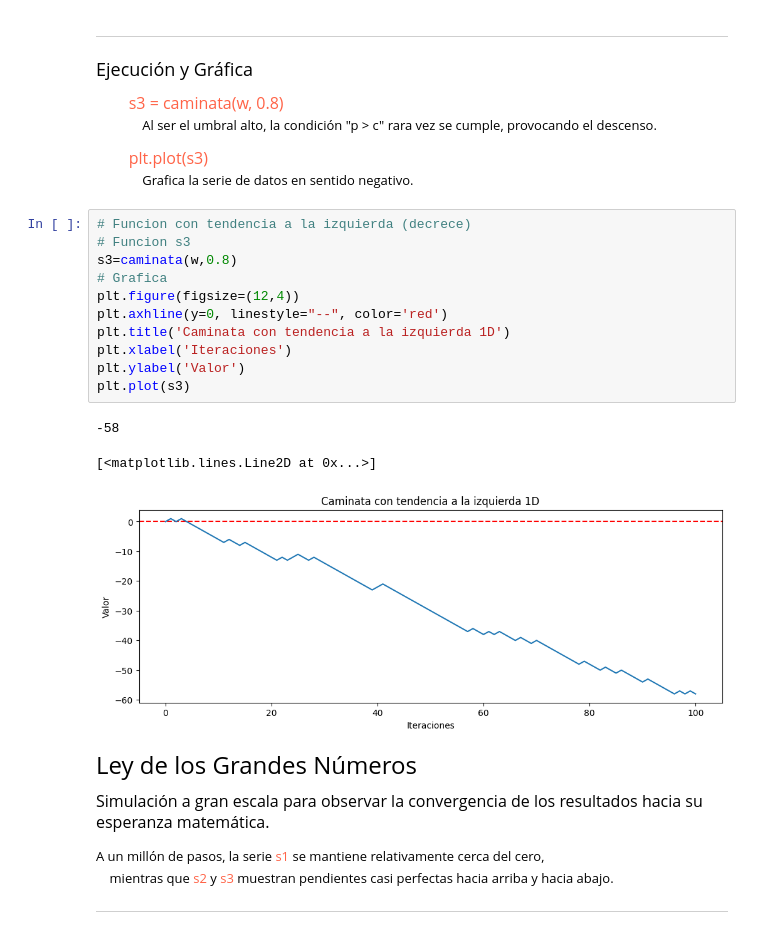
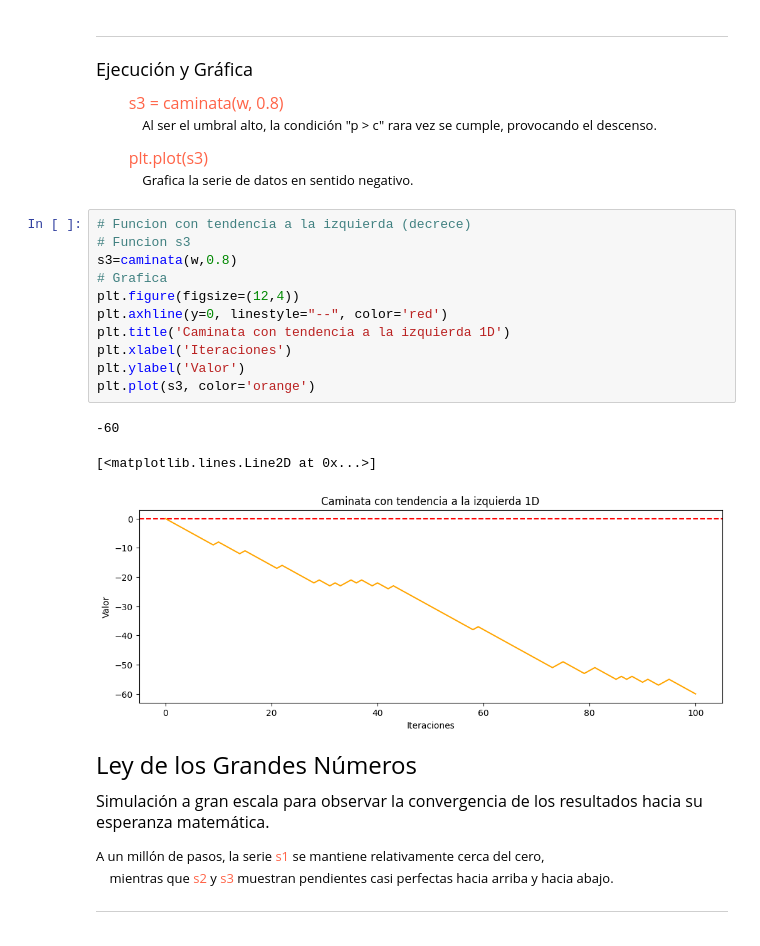
Before and after one commit to Lu1sV1rus/Estocasticos, a Jupyter notebook: Caminata_aleatoria_1D.ipynb, the cells around one changed output. Saved outputs shown, nothing was run; the diff lists cells and outputs as text.

```diff
--- a/Caminata_aleatoria_1D.ipynb
+++ b/Caminata_aleatoria_1D.ipynb
@@ -329,18 +329,18 @@ La probabilidad <font color="tomato"> c = 0.8</font> favorece el decrecimiento.
 # %%
 # Funcion con tendencia a la izquierda (decrece)
 # Funcion s3
 s3=caminata(w,0.8)
 # Grafica
 plt.figure(figsize=(12,4))
 plt.axhline(y=0, linestyle="--", color='red')
 plt.title('Caminata con tendencia a la izquierda 1D')
 plt.xlabel('Iteraciones')
 plt.ylabel('Valor')
-plt.plot(s3)
+plt.plot(s3, color='orange')
 # %% [output]
--58
+-60
 [<matplotlib.lines.Line2D at 0x...>]
-[figure, old version]
+[figure, new version]
 # %% [markdown]
 <p><font size="5">Ley de los Grandes Números</font></p>
 
```
Also changed, not shown: parts of 5 cells of this notebook.
